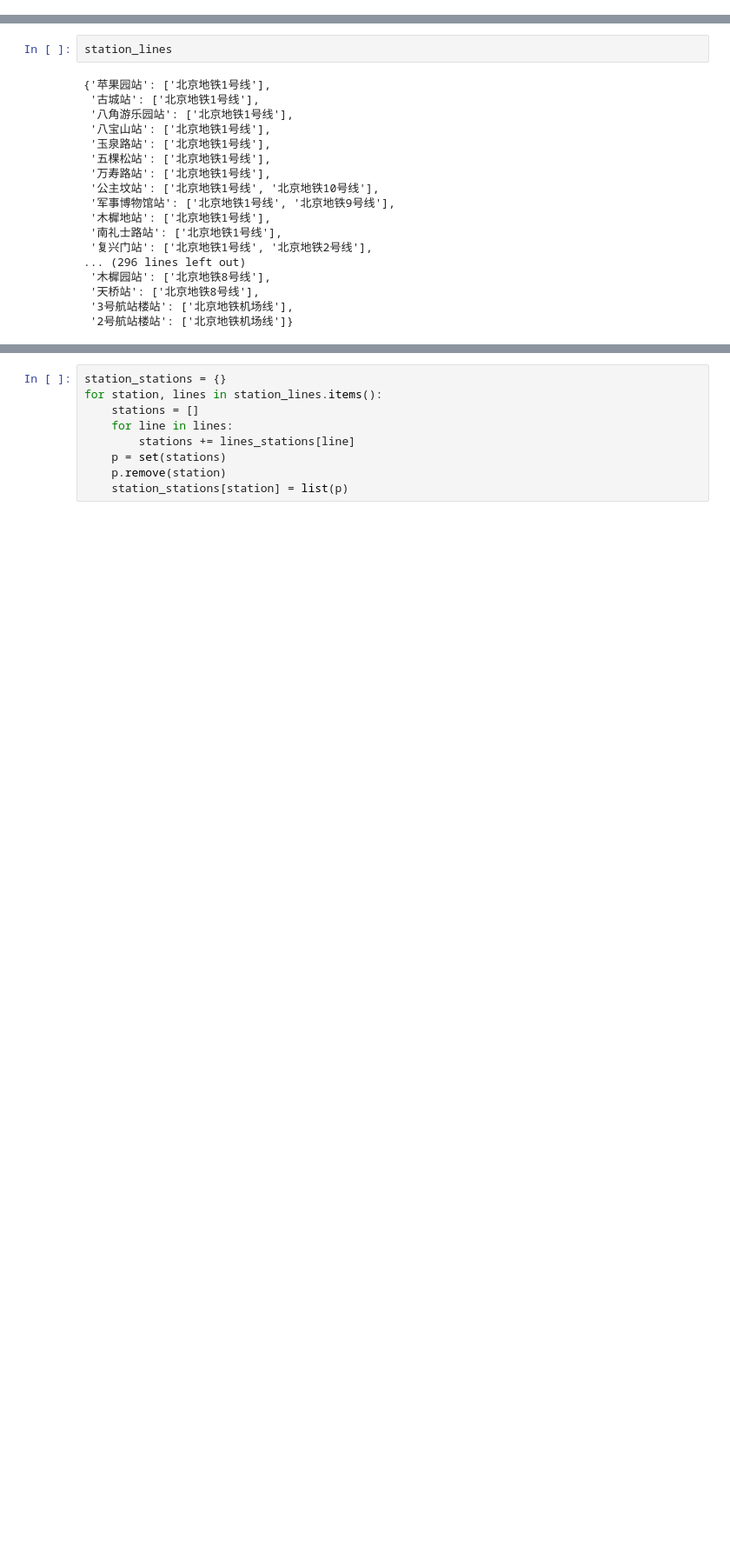
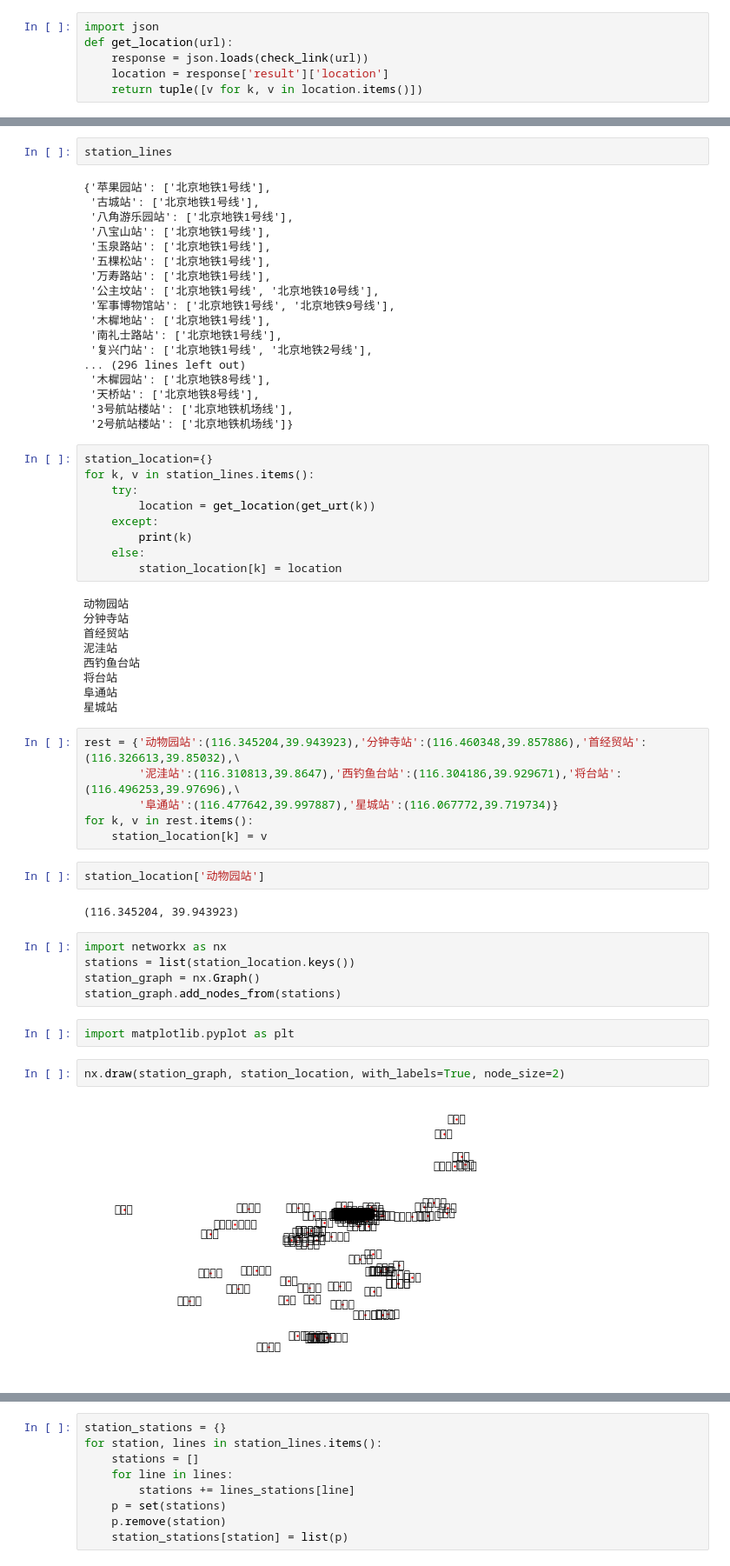
Before and after one commit to robertli1023/NLP, a Jupyter notebook: assignment-02/Assignment-02-李淼.ipynb, the cells around one changed output, grey strips where cells are left out. Shown at 87% size. Cells and saved outputs as stored; diff of their text form; blank space fills up the shorter version.

```diff
--- a/assignment-02/Assignment-02-李淼.ipynb
+++ b/assignment-02/Assignment-02-李淼.ipynb
@@ -158,0 +224,6 @@ Question: Why do we use BFS to traverse web page (or someone said, build a web s
+# %%
+import json
+def get_location(url):
+    response = json.loads(check_link(url))
+    location = response['result']['location']
+    return tuple([v for k, v in location.items()])
@@ -348,3 +417,42 @@ station_lines
  '天桥站': ['北京地铁8号线'],
  '3号航站楼站': ['北京地铁机场线'],
  '2号航站楼站': ['北京地铁机场线']}
+# %%
+station_location={}
+for k, v in station_lines.items():
+    try:
+        location = get_location(get_urt(k))
+    except:
+        print(k)
+    else:
+        station_location[k] = location
+# %% [output]
+动物园站
+分钟寺站
+首经贸站
+泥洼站
+西钓鱼台站
+将台站
+阜通站
+星城站
+# %%
+rest = {'动物园站':(116.345204,39.943923),'分钟寺站':(116.460348,39.857886),'首经贸站':(116.326613,39.85032),\
+        '泥洼站':(116.310813,39.8647),'西钓鱼台站':(116.304186,39.929671),'将台站':(116.496253,39.97696),\
+        '阜通站':(116.477642,39.997887),'星城站':(116.067772,39.719734)}
+for k, v in rest.items():
+    station_location[k] = v
+# %%
+station_location['动物园站']
+# %% [output]
+(116.345204, 39.943923)
+# %%
+import networkx as nx
+stations = list(station_location.keys())
+station_graph = nx.Graph()
+station_graph.add_nodes_from(stations)
+# %%
+import matplotlib.pyplot as plt
+# %%
+nx.draw(station_graph, station_location, with_labels=True, node_size=2)
+# %% [output]
+[figure, added]
```
Also changed, not shown: parts of 34 cells of this notebook, 1 other file.
